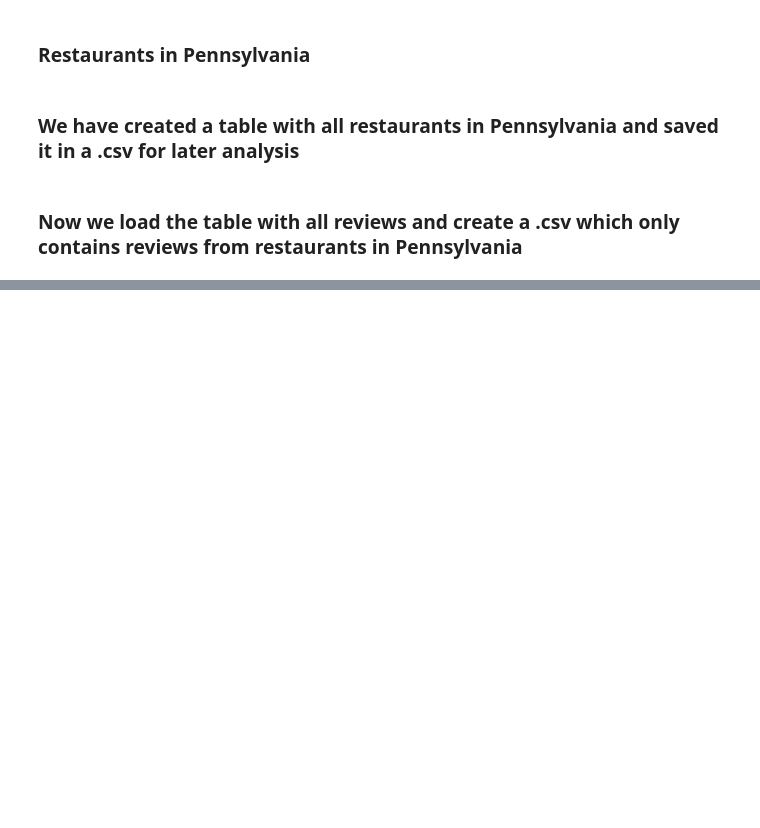
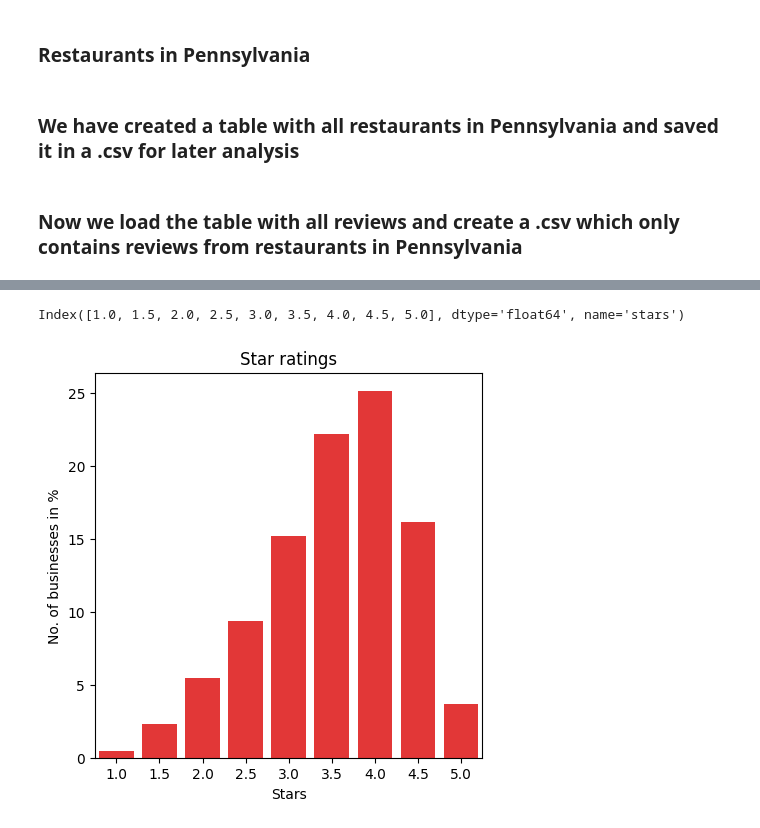
Before and after one commit to raska0010/yelp-customer-reviews, a Jupyter notebook: data_cleaning.ipynb, the cells around one changed output, grey strips where cells are left out. Cells and saved outputs as stored; diff of their text form; code cells hidden in the pictures; blank space fills up the shorter version.

Commit message:
Work on plot star ratings and correlation btw. star ratings and attributes

```diff
--- a/data_cleaning.ipynb
+++ b/data_cleaning.ipynb
@@ -237,0 +254,23 @@ for column in columns:
+# %%
+restaurants['stars'].value_counts().sort_index().index
+# %% [output]
+Index([1.0, 1.5, 2.0, 2.5, 3.0, 3.5, 4.0, 4.5, 5.0], dtype='float64', name='stars')
+# %%
+import seaborn as sns
+import matplotlib.pyplot as plt
+import matplotlib.ticker as mtick
+
+fig, ax = plt.subplots(1, figsize=(5, 5))
+
+# fig.suptitle('Customer ratings', fontsize=16)
+
+sns.barplot(
+    ax = ax,
+    x=restaurants['stars'].value_counts().sort_index().index,
+    y=restaurants['stars'].value_counts().sort_index().values*100/restaurants['stars'].value_counts().sort_index().values.sum(),
+    color='#FF1A1A'
+)
+ax.set(xlabel='Stars', ylabel='No. of businesses in %')
+ax.set_title('Star ratings');
+# %% [output]
+[figure, added]
```
Also changed, not shown: parts of 3 cells of this notebook.
